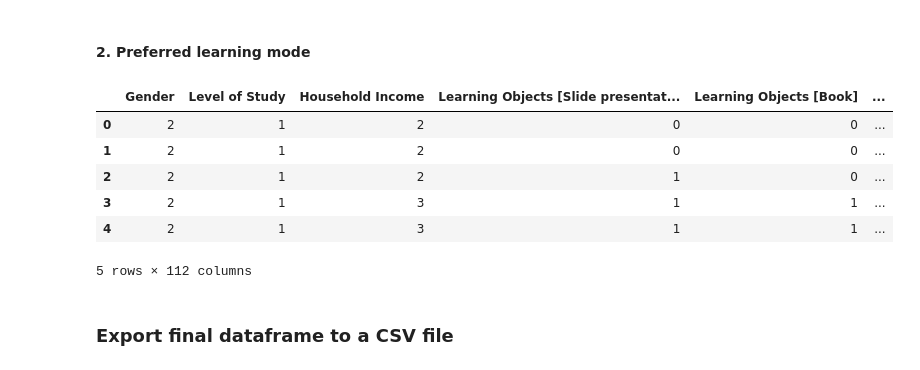
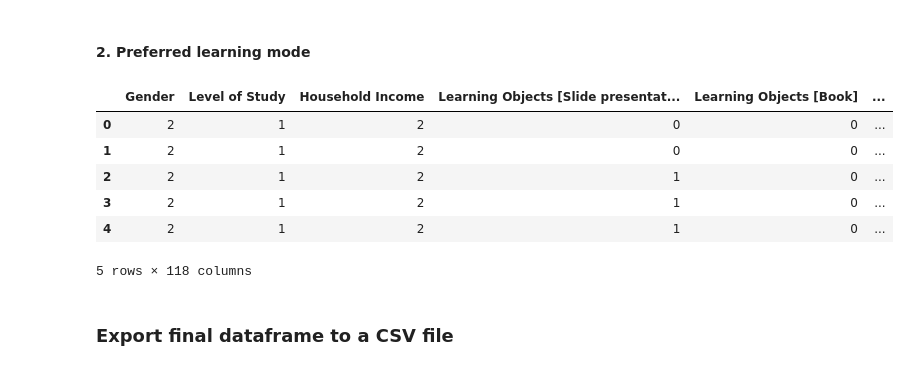
Before and after one commit to Janice-Chong/Learning-Object-Classification, a Jupyter notebook: 3-Data-Preparation-withQuestions.ipynb, the cells around one changed output. Drawn from its saved outputs; the diff is of its cells as text; code cells hidden in the pictures.

```diff
--- a/3-Data-Preparation-withQuestions.ipynb
+++ b/3-Data-Preparation-withQuestions.ipynb
@@ -372,0 +406,21 @@ Asynchronous Online Learning (On your own time)
+# %%
+# Mapping different representations to a standardized value
+standardized_values = {
+#     Whatsapp
+#     Email
+#     University eLearning Chat Room
+#     Call
+#     Telegram
+    'Discord': 'Others',
+    'Zoom': 'Others',
+    'Google Meet': 'Others',
+    'Microsoft Teams': 'Others',
+    'Lecture Hall': 'Others',
+    'Cisco Webex': 'Others',
+    'Google Classroom': 'Others',
+    'Kaizala': 'Others'
+}
+
+# Replace values in the 'Institutions' column with the standardized values
+df['Preferred Communication Platform'] = df['Preferred Communication Platform'].replace(standardized_values)
+df.head()
@@ -470,7 +534,7 @@ df.head()
 #### 2. Learning objects
 # %%
 # Get the learning objects column
-learning_df = df.iloc[:, 4:17]
+learning_df = df.iloc[:, 5:18]
 learning_df.head()
 # %% [output]
 |  | Learning Objects [Slide presentat... | Learning Objects [Book] | Learning Objects [Lecture Note] | Learning Objects [Educational game] | ... |
@@ -507,7 +571,7 @@ df.head()
 # %%
 # Get the dominant VAK column for encoding
 # column 48
-domvak_df = df.iloc[:, 47:]
+domvak_df = df.iloc[:, 48:]
 domvak_df.head()
 # %% [output]
 |  | Dominant_VAK |
@@ -548,7 +612,7 @@ Use one-hot encoding for the learning style questions columns which consist of 3
 # %%
 # get the vak questions columns
 # column 18 to column 47
-qcolumns_df = df.iloc[:, 17:47]
+qcolumns_df = df.iloc[:, 18:48]
 qcolumns_df.head()
 # %% [output]
 |  | 1. When operating new equipment f... | 2. When seeking travel directions I | 3. When cooking a new dish I | 4. To teach someone something I | ... |
@@ -573,19 +637,20 @@ df.head()
 # %% [markdown]
 #### 2. Preferred learning mode
 # %%
-prefered_columns = ['Preferred learning mode']
+prefered_columns = ['Preferred learning mode', 'Preferred Communication Platform']
+# prefered_columns = ['Preferred Communication Platform']
 
 # Encode categorical variables (one-hot encoding)
 df = pd.get_dummies(df, columns=prefered_columns, prefix=prefered_columns)
 df.head()
 # %% [output]
 |  | Gender | Level of Study | Household Income | Learning Objects [Slide presentat... | Learning Objects [Book] | ... |
 | 0 | 2 | 1 | 2 | 0 | 0 | ... |
 | 1 | 2 | 1 | 2 | 0 | 0 | ... |
 | 2 | 2 | 1 | 2 | 1 | 0 | ... |
-| 3 | 2 | 1 | 3 | 1 | 1 | ... |
-| 4 | 2 | 1 | 3 | 1 | 1 | ... |
+| 3 | 2 | 1 | 2 | 1 | 0 | ... |
+| 4 | 2 | 1 | 2 | 1 | 0 | ... |
-5 rows × 112 columns
+5 rows × 118 columns
 # %% [markdown]
 ### Export final dataframe to a CSV file
 # %%
```
Also changed, not shown: parts of 17 cells of this notebook, 9 other files.
